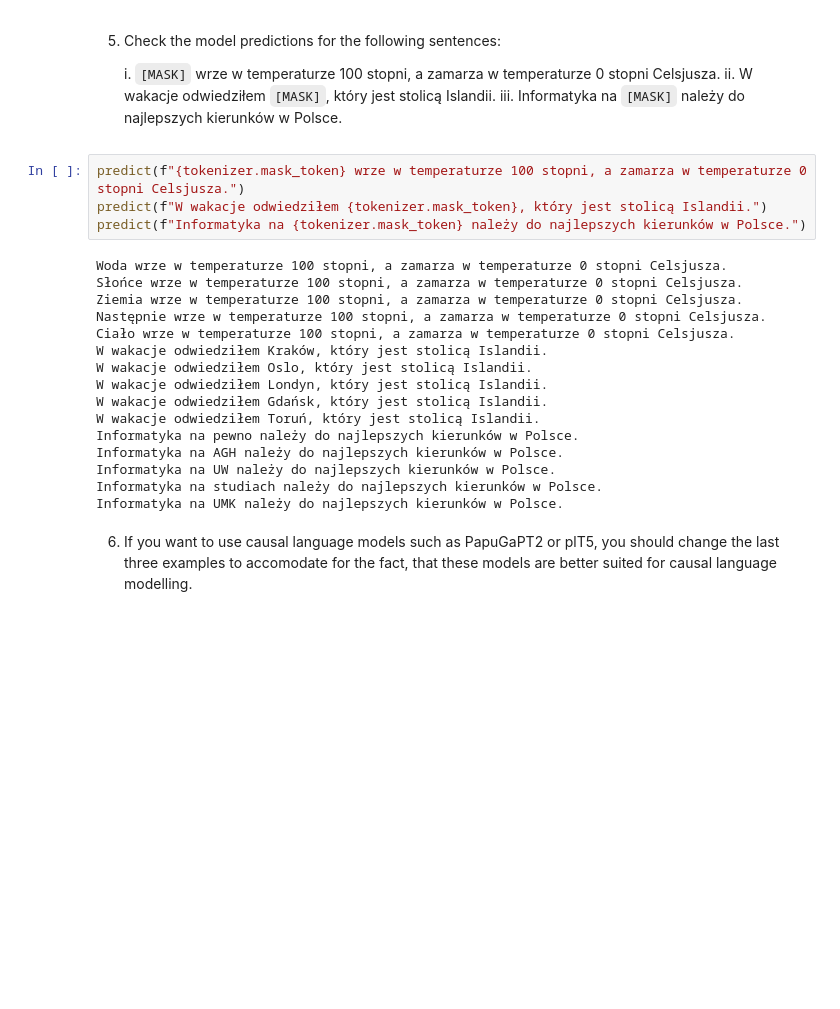
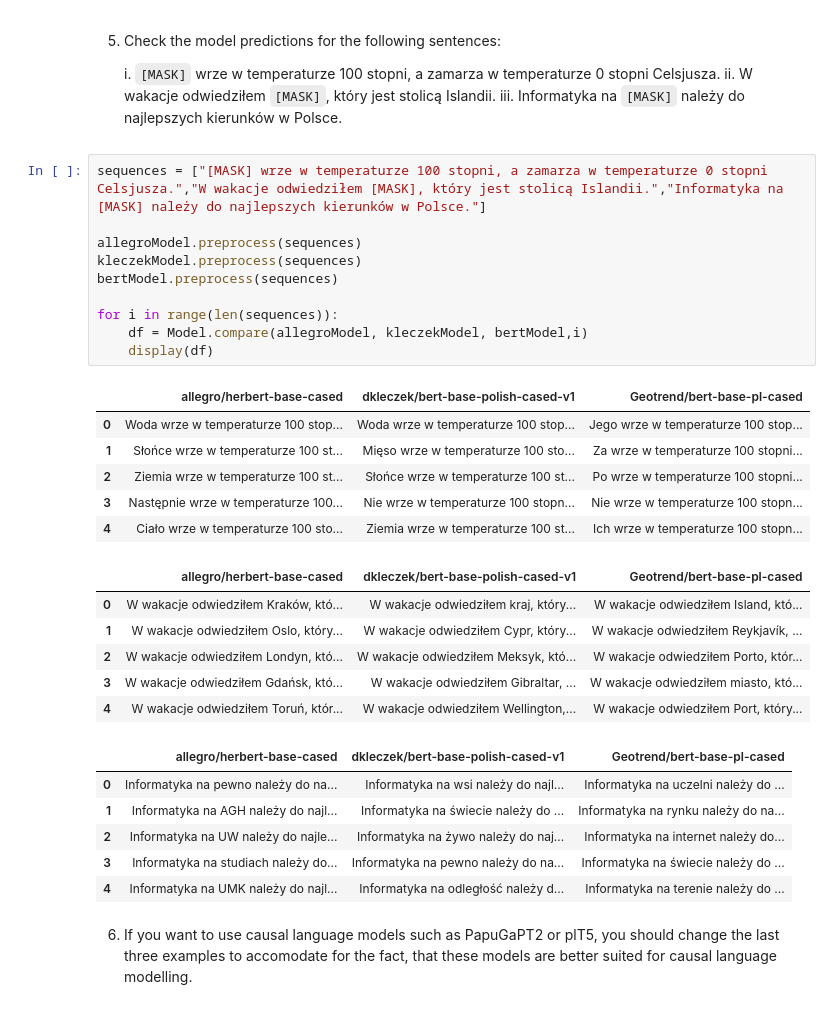
Before and after one commit to sgrzegorz/natural-language-processing, a Jupyter notebook: 06_GapFilling/LanguageModelling_GapsFilling.ipynb, the cells around one changed output. Saved outputs shown, nothing was run; the diff lists cells and outputs as text; blank space fills up the shorter version.

```diff
--- a/06_GapFilling/LanguageModelling_GapsFilling.ipynb
+++ b/06_GapFilling/LanguageModelling_GapsFilling.ipynb
@@ -469,25 +282,34 @@ Gdybym wiedziała wtedy dokładnie to, co wiem teraz, to bym się nie zgodziła.
     ii. W wakacje odwiedziłem `[MASK]`, który jest stolicą Islandii.
     iii. Informatyka na `[MASK]` należy do najlepszych kierunków w Polsce.
 # %%
-predict(f"{tokenizer.mask_token} wrze w temperaturze 100 stopni, a zamarza w temperaturze 0 stopni Celsjusza.")
-predict(f"W wakacje odwiedziłem {tokenizer.mask_token}, który jest stolicą Islandii.")
-predict(f"Informatyka na {tokenizer.mask_token} należy do najlepszych kierunków w Polsce.")
+sequences = ["[MASK] wrze w temperaturze 100 stopni, a zamarza w temperaturze 0 stopni Celsjusza.","W wakacje odwiedziłem [MASK], który jest stolicą Islandii.","Informatyka na [MASK] należy do najlepszych kierunków w Polsce."]
+
+allegroModel.preprocess(sequences)
+kleczekModel.preprocess(sequences)
+bertModel.preprocess(sequences)
+
+for i in range(len(sequences)):
+    df = Model.compare(allegroModel, kleczekModel, bertModel,i)
+    display(df)
 # %% [output]
-Woda wrze w temperaturze 100 stopni, a zamarza w temperaturze 0 stopni Celsjusza.
-Słońce wrze w temperaturze 100 stopni, a zamarza w temperaturze 0 stopni Celsjusza.
-Ziemia wrze w temperaturze 100 stopni, a zamarza w temperaturze 0 stopni Celsjusza.
-Następnie wrze w temperaturze 100 stopni, a zamarza w temperaturze 0 stopni Celsjusza.
-Ciało wrze w temperaturze 100 stopni, a zamarza w temperaturze 0 stopni Celsjusza.
-W wakacje odwiedziłem Kraków, który jest stolicą Islandii.
-W wakacje odwiedziłem Oslo, który jest stolicą Islandii.
-W wakacje odwiedziłem Londyn, który jest stolicą Islandii.
-W wakacje odwiedziłem Gdańsk, który jest stolicą Islandii.
-W wakacje odwiedziłem Toruń, który jest stolicą Islandii.
-Informatyka na pewno należy do najlepszych kierunków w Polsce.
-Informatyka na AGH należy do najlepszych kierunków w Polsce.
-Informatyka na UW należy do najlepszych kierunków w Polsce.
-Informatyka na studiach należy do najlepszych kierunków w Polsce.
-Informatyka na UMK należy do najlepszych kierunków w Polsce.
+|  | allegro/herbert-base-cased | dkleczek/bert-base-polish-cased-v1 | Geotrend/bert-base-pl-cased |
+| 0 | Woda wrze w temperaturze 100 stop... | Woda wrze w temperaturze 100 stop... | Jego wrze w temperaturze 100 stop... |
+| 1 | Słońce wrze w temperaturze 100 st... | Mięso wrze w temperaturze 100 sto... | Za wrze w temperaturze 100 stopni... |
+| 2 | Ziemia wrze w temperaturze 100 st... | Słońce wrze w temperaturze 100 st... | Po wrze w temperaturze 100 stopni... |
+| 3 | Następnie wrze w temperaturze 100... | Nie wrze w temperaturze 100 stopn... | Nie wrze w temperaturze 100 stopn... |
+| 4 | Ciało wrze w temperaturze 100 sto... | Ziemia wrze w temperaturze 100 st... | Ich wrze w temperaturze 100 stopn... |
+|  | allegro/herbert-base-cased | dkleczek/bert-base-polish-cased-v1 | Geotrend/bert-base-pl-cased |
+| 0 | W wakacje odwiedziłem Kraków, któ... | W wakacje odwiedziłem kraj, który... | W wakacje odwiedziłem Island, któ... |
+| 1 | W wakacje odwiedziłem Oslo, który... | W wakacje odwiedziłem Cypr, który... | W wakacje odwiedziłem Reykjavík, ... |
+| 2 | W wakacje odwiedziłem Londyn, któ... | W wakacje odwiedziłem Meksyk, któ... | W wakacje odwiedziłem Porto, któr... |
+| 3 | W wakacje odwiedziłem Gdańsk, któ... | W wakacje odwiedziłem Gibraltar, ... | W wakacje odwiedziłem miasto, któ... |
+| 4 | W wakacje odwiedziłem Toruń, któr... | W wakacje odwiedziłem Wellington,... | W wakacje odwiedziłem Port, który... |
+|  | allegro/herbert-base-cased | dkleczek/bert-base-polish-cased-v1 | Geotrend/bert-base-pl-cased |
+| 0 | Informatyka na pewno należy do na... | Informatyka na wsi należy do najl... | Informatyka na uczelni należy do ... |
+| 1 | Informatyka na AGH należy do najl... | Informatyka na świecie należy do ... | Informatyka na rynku należy do na... |
+| 2 | Informatyka na UW należy do najle... | Informatyka na żywo należy do naj... | Informatyka na internet należy do... |
+| 3 | Informatyka na studiach należy do... | Informatyka na pewno należy do na... | Informatyka na świecie należy do ... |
+| 4 | Informatyka na UMK należy do najl... | Informatyka na odległość należy d... | Informatyka na terenie należy do ... |
 # %% [markdown]
 6. If you want to use causal language models such as PapuGaPT2 or plT5, you should change the last three examples to accomodate for the fact, that these
    models are better suited for causal language modelling.
```
Also changed, not shown: parts of 32 cells of this notebook.
